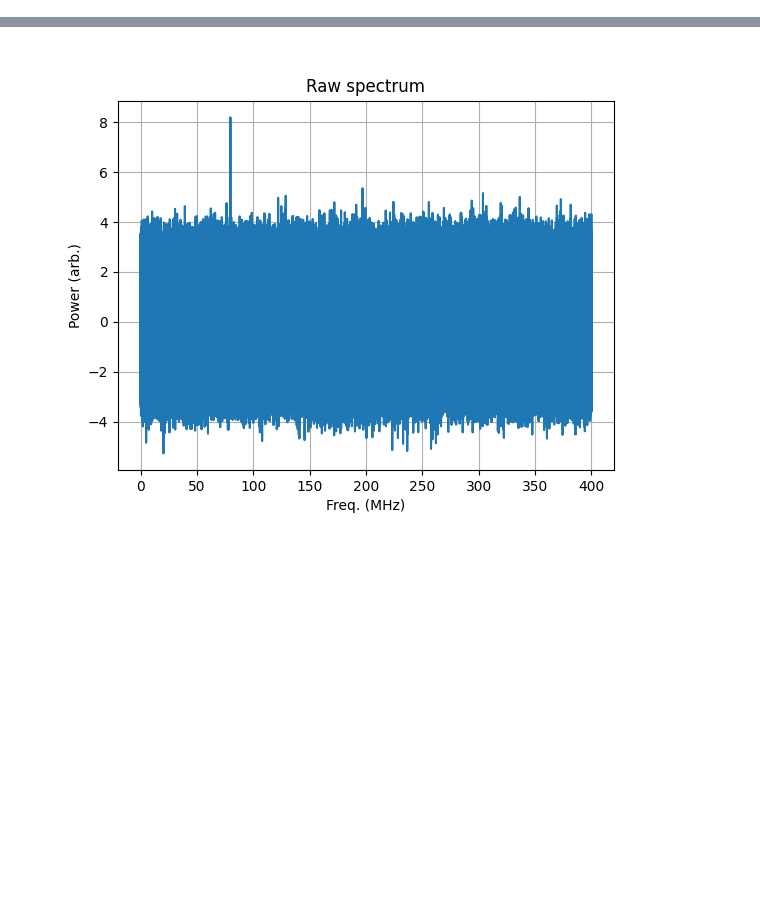
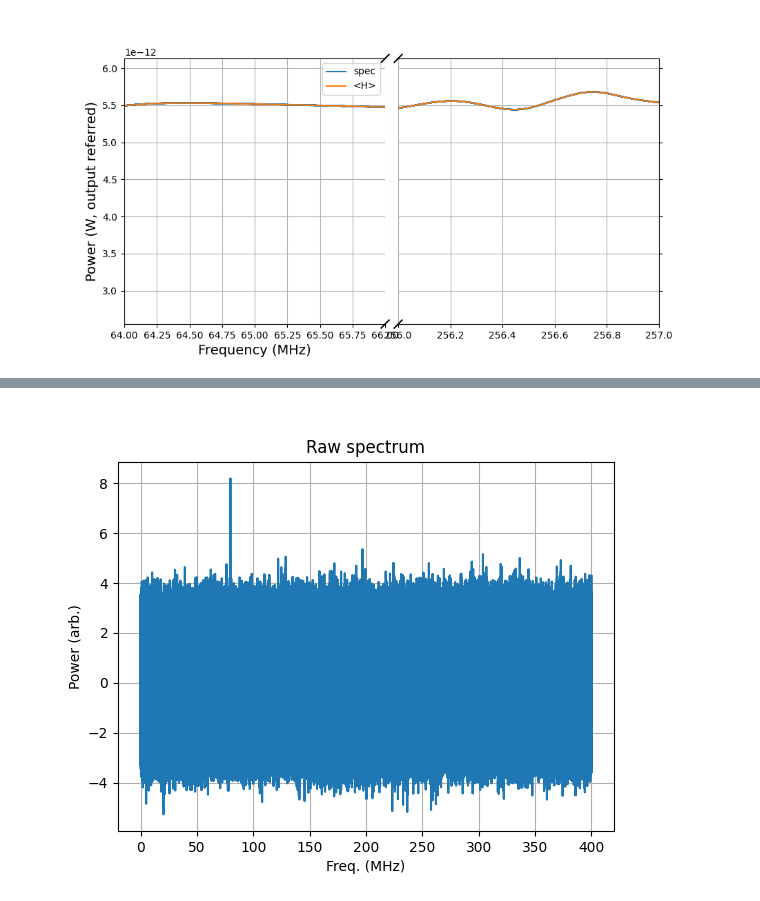
Before and after one commit to josephmlev/darkRadio, a Jupyter notebook: daqAnalysisAndExperiments/run1p4/run1p4_analysis/analysisClass.ipynb, the cells around one changed output, grey strips where cells are left out. Drawn from its saved outputs; the diff is of its cells as text; code cells hidden in the pictures; blank space fills up the shorter version.

```diff
--- a/daqAnalysisAndExperiments/run1p4/run1p4_analysis/analysisClass.ipynb
+++ b/daqAnalysisAndExperiments/run1p4/run1p4_analysis/analysisClass.ipynb
@@ -533,0 +1116,60 @@ No artists with labels found to put in legend.  Note that artists whose label st
+# %%
+
+# Assuming freqs, spec, and H are defined
+# Split the data based on the frequency ranges
+lowLow = 64
+lowHigh = 66
+highLow = 256
+highHigh = 257
+
+low_range = (freqs >= lowLow) & (freqs <= lowHigh)
+high_range = (freqs >= lowHigh) & (freqs <= highHigh)
+
+# Create subplots with shared y-axis
+fig, (ax, ax2) = plt.subplots(1, 2, sharey=True, figsize=(10, 5))
+
+# Adjust the spacing between the subplots
+fig.subplots_adjust(wspace=0.05)  # Adjust this value as needed to reduce the gap
+
+# Plotting the data in the specified frequency ranges
+ax.plot(freqs[low_range], spec[low_range], label='spec')
+ax.plot(freqs[low_range], H[low_range], label='<H>')
+ax2.plot(freqs[high_range], spec[high_range], label='spec')
+ax2.plot(freqs[high_range], H[high_range], label='<H>')
+
+# Setting x-limits
+ax.set_xlim(lowLow, lowHigh)
+ax2.set_xlim(highLow, highHigh)
+
+# Hide spines and adjust ticks
+ax.spines['right'].set_visible(False)
+ax2.spines['left'].set_visible(False)
+ax.yaxis.tick_left()
+ax2.yaxis.tick_right()
+ax2.tick_params(labelleft=False)
+
+# Diagonal lines
+d = .015  # Size of diagonal lines
+kwargs = dict(transform=ax.transAxes, color='k', clip_on=False)
+ax.plot((1 - d, 1 + d), (-d, +d), **kwargs)
+ax.plot((1 - d, 1 + d), (1 - d, 1 + d), **kwargs)
+
+kwargs.update(transform=ax2.transAxes)
+ax2.plot((-d, +d), (-d, +d), **kwargs)
+ax2.plot((-d, +d), (1 - d, 1 + d), **kwargs)
+
+# Additional Customization
+ax.set_xlabel('Frequency (MHz)', fontsize=14)
+ax.set_ylabel('Power (W, output referred)', fontsize=14)
+ax.legend(fontsize=10)
+ax.grid(True)
+ax2.grid(True)
+
+# Text elements
+fig.text(0.5, 1.06, '$P_{A}^{O}$spec and <H>', fontsize=16, ha='center', transform=fig.transFigure)
+fig.text(0.5, 1.01, 'median filter(51 bins) -> butter(40k, order 6)', fontsize=10, ha='center', transform=fig.transFigure)
+
+# Display the plot
+plt.show()
+# %% [output]
+[figure, added]
```
Also changed, not shown: parts of 12 cells of this notebook.
